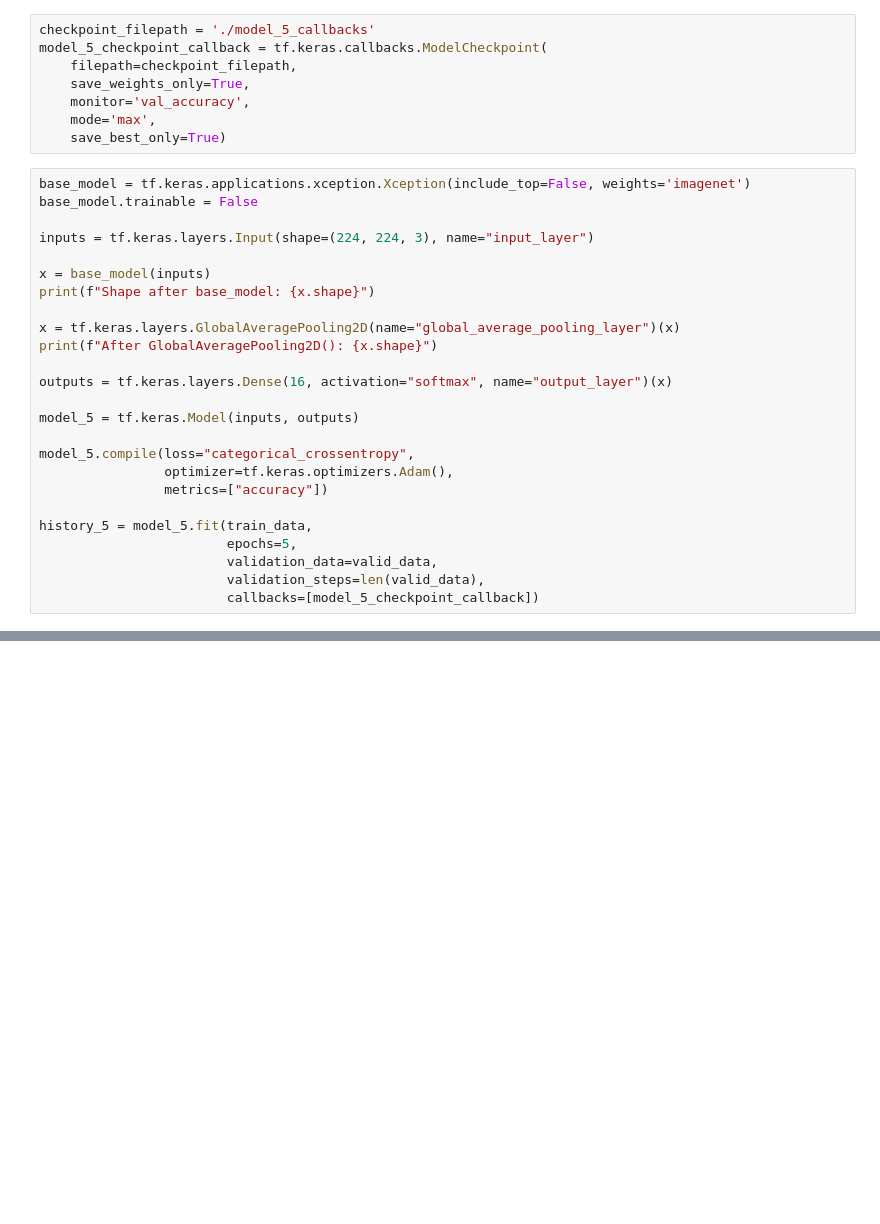
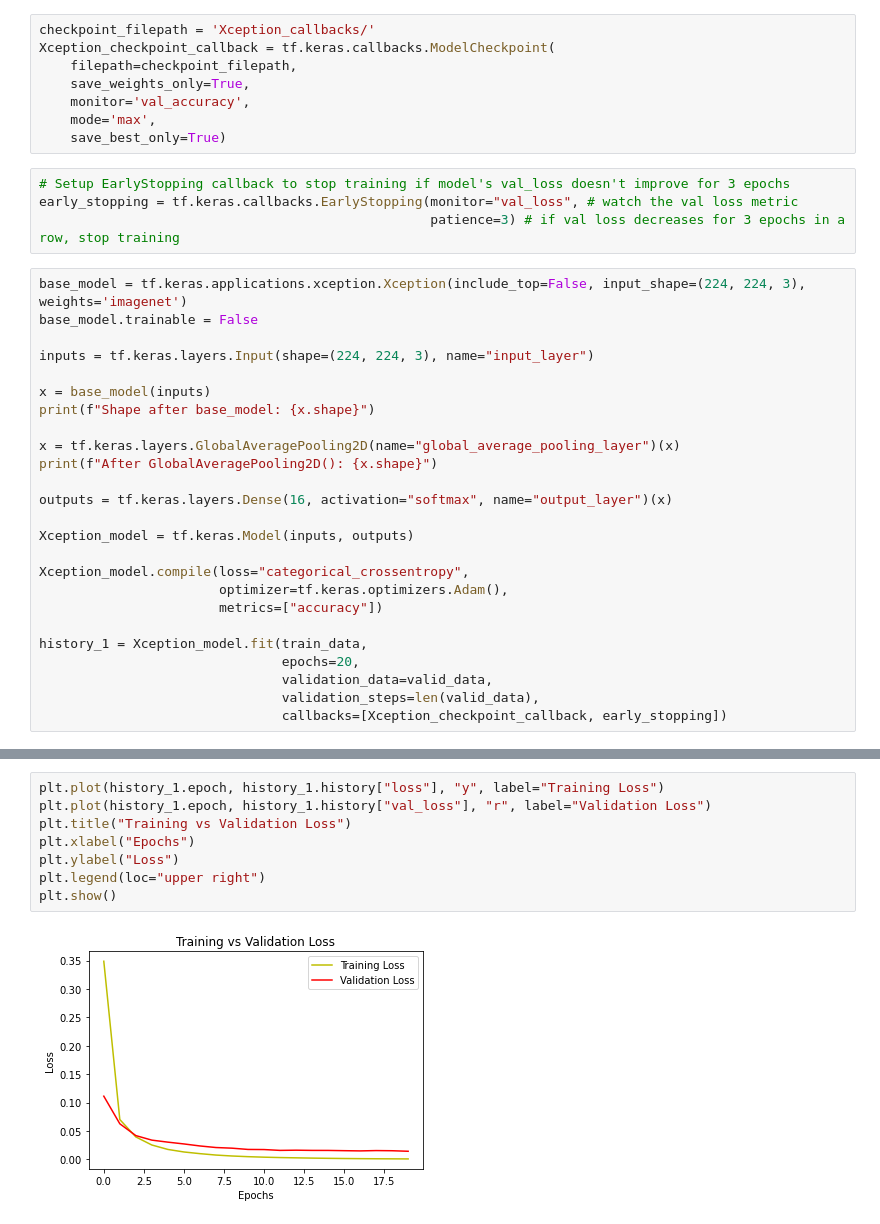
Before and after one commit to deepamarti/streamlitdeploy, a Jupyter notebook: Xception.ipynb, the cells around one changed output, grey strips where cells are left out. Drawn from its saved outputs; the diff is of its cells as text; blank space fills up the shorter version.

Commit message:
early stopping, model checkpoints, plots

```diff
--- a/Xception.ipynb
+++ b/Xception.ipynb
@@ -29,15 +29,19 @@ valid_data = valid_datagen.flow_from_directory(test_dir,
 Found 12800 images belonging to 16 classes.
 Found 3200 images belonging to 16 classes.
 # %%
-checkpoint_filepath = './model_5_callbacks'
-model_5_checkpoint_callback = tf.keras.callbacks.ModelCheckpoint(
+checkpoint_filepath = 'Xception_callbacks/'
+Xception_checkpoint_callback = tf.keras.callbacks.ModelCheckpoint(
     filepath=checkpoint_filepath,
     save_weights_only=True,
     monitor='val_accuracy',
     mode='max',
     save_best_only=True)
+# %%
+# Setup EarlyStopping callback to stop training if model's val_loss doesn't improve for 3 epochs
+early_stopping = tf.keras.callbacks.EarlyStopping(monitor="val_loss", # watch the val loss metric
+                                                  patience=3) # if val loss decreases for 3 epochs in a row, stop training
 # %%
-base_model = tf.keras.applications.xception.Xception(include_top=False, weights='imagenet')
+base_model = tf.keras.applications.xception.Xception(include_top=False, input_shape=(224, 224, 3), weights='imagenet')
 base_model.trainable = False
 
 inputs = tf.keras.layers.Input(shape=(224, 224, 3), name="input_layer")
@@ -50,17 +54,17 @@ print(f"After GlobalAveragePooling2D(): {x.shape}")
 
 outputs = tf.keras.layers.Dense(16, activation="softmax", name="output_layer")(x)
 
-model_5 = tf.keras.Model(inputs, outputs)
+Xception_model = tf.keras.Model(inputs, outputs)
 
-model_5.compile(loss="categorical_crossentropy",
-                optimizer=tf.keras.optimizers.Adam(),
-                metrics=["accuracy"])
+Xception_model.compile(loss="categorical_crossentropy",
+                       optimizer=tf.keras.optimizers.Adam(),
+                       metrics=["accuracy"])
 
-history_5 = model_5.fit(train_data,
-                        epochs=5,
-                        validation_data=valid_data,
-                        validation_steps=len(valid_data),
-                        callbacks=[model_5_checkpoint_callback])
+history_1 = Xception_model.fit(train_data,
+                               epochs=20,
+                               validation_data=valid_data,
+                               validation_steps=len(valid_data),
+                               callbacks=[Xception_checkpoint_callback, early_stopping])
 # %% [output]
 Shape after base_model: (None, 7, 7, 2048)
 After GlobalAveragePooling2D(): (None, 2048)
@@ -76,0 +94,10 @@ Epoch 5/5
+# %%
+plt.plot(history_1.epoch, history_1.history["loss"], "y", label="Training Loss")
+plt.plot(history_1.epoch, history_1.history["val_loss"], "r", label="Validation Loss")
+plt.title("Training vs Validation Loss")
+plt.xlabel("Epochs")
+plt.ylabel("Loss")
+plt.legend(loc="upper right")
+plt.show()
+# %% [output]
+[figure, added]
```
Also changed, not shown: parts of 6 cells of this notebook.
